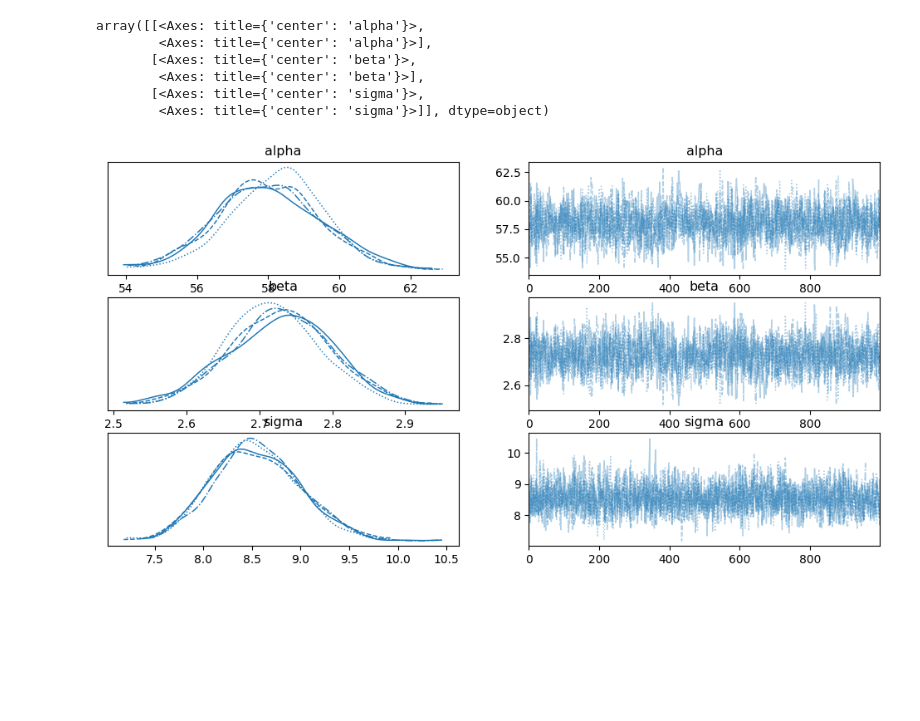
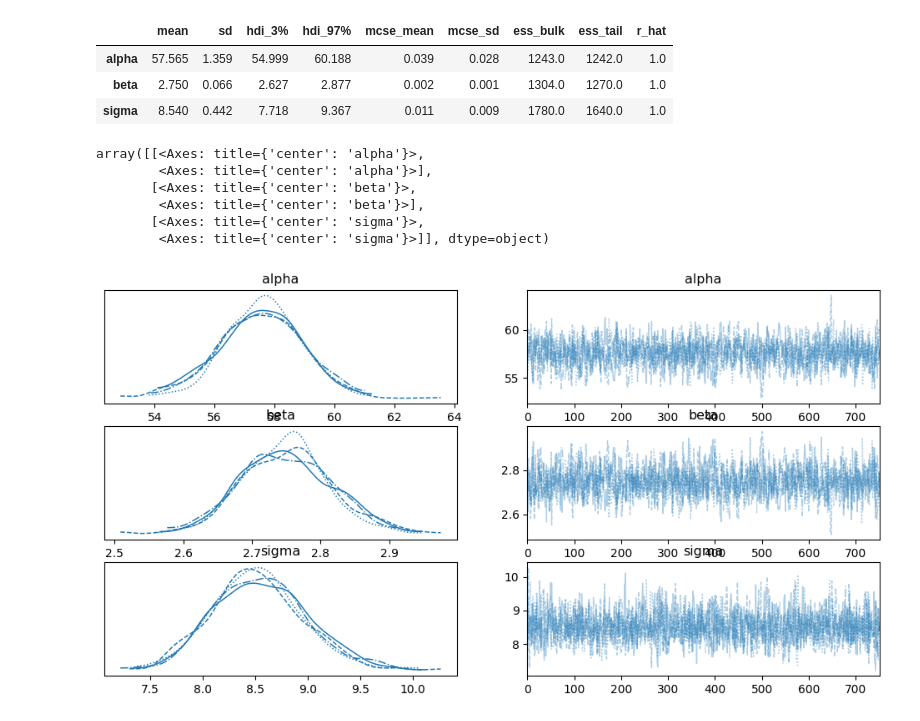
Before and after one commit to voutrata/statistical_rethinking_fork, a Jupyter notebook: my_code/chapter_4/4H2.ipynb, the cells around one changed output. Drawn from its saved outputs; the diff is of its cells as text; code cells hidden in the pictures; blank space fills up the shorter version.

```diff
--- a/my_code/chapter_4/4H2.ipynb
+++ b/my_code/chapter_4/4H2.ipynb
@@ -6,3 +6,3 @@ import networkx as nx
 # %%
 d = pl.read_csv("../../Rethinking_2/Data/Howell1.csv", separator=";")
-df_young = d.filter(pl.col("age") < 18).select("height", "weight")
+df = d.filter(pl.col("age") < 18).select("height", "weight", "age")
@@ -15,21 +27,27 @@ az.plot_pair(df_young.to_dict(), var_names=["weight", "height"])
 # model definition
 with pm.Model() as basic_model:
     # priors
-    alpha = pm.Normal(name="alpha", mu=30, sigma=20)
+    alpha = pm.Normal(name="alpha", mu=50, sigma=5)
     beta = pm.Normal(name="beta", mu=3, sigma=1)
     sigma = pm.Uniform(name="sigma", lower=0, upper=20)
 
-    weight = pm.MutableData("weight", df_young["weight"].to_numpy())
+    weight = pm.MutableData("weight", df["weight"].to_numpy())
 
     mu = alpha + beta*weight
 
-    height = pm.Normal("height", mu=mu, sigma=sigma, observed=df_young["height"].to_numpy())
+    height = pm.Normal("height", mu=mu, sigma=sigma, observed=df["height"].to_numpy())
 
     # check prior predictive
     basic_prior_predictive = pm.sample_prior_predictive(draws=500)
 
     # compute posterior
     basic_posterior_distribution = pm.sample(draws=752)
+
+    # compute posterior predictive
+    basic_posterior_predictive = pm.sample_posterior_predictive(basic_posterior_distribution)
+
+    # compute likelihood
+    pm.compute_log_likelihood(basic_posterior_distribution)
 # %% [output]
 Sampling: [alpha, beta, height, sigma]
 Initializing NUTS using jitter+adapt_diag...
@@ -74,10 +158,17 @@ Text(0.5, 1.0, 'Prior predictive checks -- Weakly regularizing priors')
+# %%
+az.summary(basic_posterior_distribution)
+# %% [output]
+|  | mean | sd | hdi_3% | hdi_97% | mcse_mean | mcse_sd | ess_bulk | ess_tail | r_hat |
+| alpha | 57.565 | 1.359 | 54.999 | 60.188 | 0.039 | 0.028 | 1243.0 | 1242.0 | 1.0 |
+| beta | 2.750 | 0.066 | 2.627 | 2.877 | 0.002 | 0.001 | 1304.0 | 1270.0 | 1.0 |
+| sigma | 8.540 | 0.442 | 7.718 | 9.367 | 0.011 | 0.009 | 1780.0 | 1640.0 | 1.0 |
 # %%
-az.plot_trace(idata_posterior["posterior"])
+az.plot_trace(basic_posterior_distribution)
 # %% [output]
 array([[<Axes: title={'center': 'alpha'}>,
         <Axes: title={'center': 'alpha'}>],
        [<Axes: title={'center': 'beta'}>,
         <Axes: title={'center': 'beta'}>],
        [<Axes: title={'center': 'sigma'}>,
         <Axes: title={'center': 'sigma'}>]], dtype=object)
-[figure, old version]
+[figure, new version]
```
Also changed, not shown: parts of 25 cells of this notebook, 5 other files.
